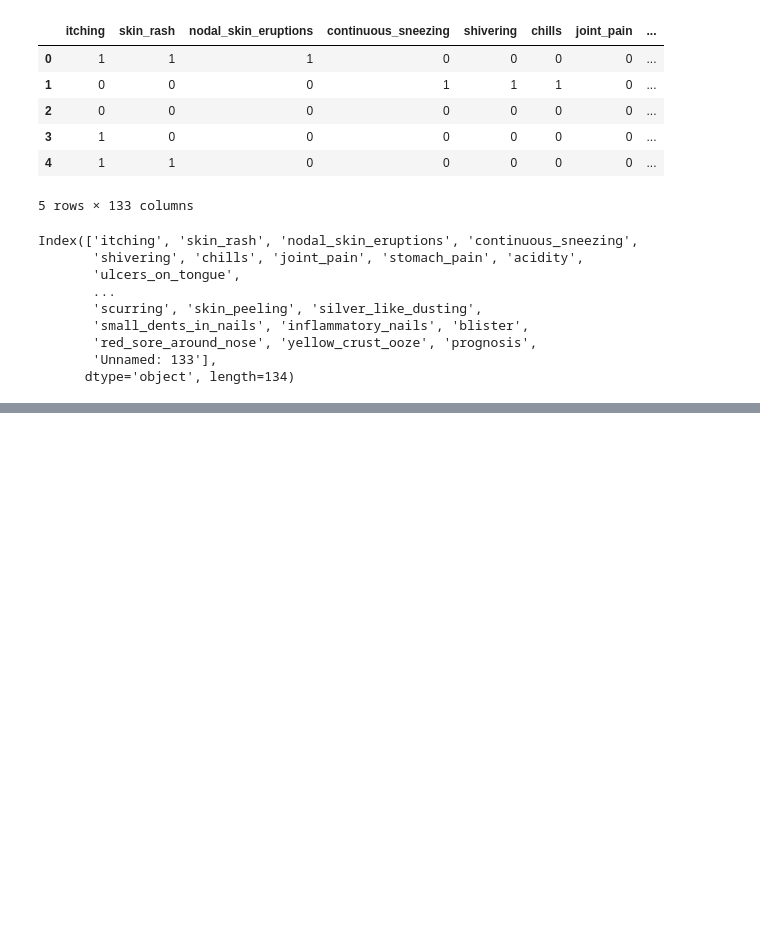
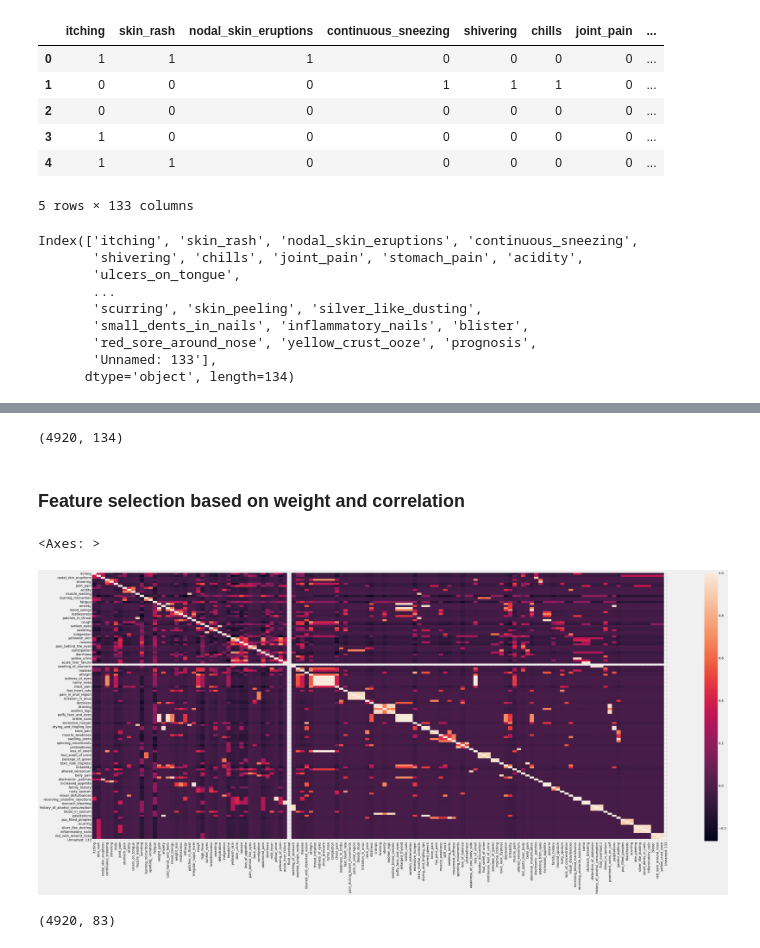
Before and after one commit to OSCA-Ado-Ekiti/Hacktoberfest-2023-Ekiti-DSN, a Jupyter notebook: Projects/Project_2/disease_diagnosis.ipynb, the cells around one changed output, grey strips where cells are left out. Saved outputs shown, nothing was run; the diff lists cells and outputs as text; code cells hidden in the pictures; blank space fills up the shorter version.

Commit message:
feature selection using feature importance

```diff
--- a/Projects/Project_2/disease_diagnosis.ipynb
+++ b/Projects/Project_2/disease_diagnosis.ipynb
@@ -6,0 +9,27 @@ import seaborn as sns
+# %%
+# importing the needed library
+import shap
+import math
+import pandas as pd
+import numpy as np
+import seaborn as sns
+import plotly.express as px
+import matplotlib.pyplot as plt
+
+from sklearn.preprocessing import OrdinalEncoder, LabelEncoder
+from sklearn.preprocessing import StandardScaler, MinMaxScaler, Normalizer
+from sklearn.model_selection import RandomizedSearchCV, GridSearchCV
+from sklearn.metrics import accuracy_score, precision_score, recall_score, f1_score, confusion_matrix
+
+from catboost import CatBoostClassifier, CatBoostRegressor
+from lightgbm import LGBMClassifier, LGBMRegressor
+from xgboost import XGBClassifier, XGBRegressor
+from sklearn.linear_model import LogisticRegression, LinearRegression
+
+import optuna
+from sklearn.model_selection import train_test_split, KFold, cross_val_score
+from joblib import dump
+import warnings
+warnings.filterwarnings('ignore')
+plt.style.use('fivethirtyeight')
+%matplotlib inline
@@ -41,0 +110,12 @@ Index(['itching', 'skin_rash', 'nodal_skin_eruptions', 'continuous_sneezing',
+# %%
+train_data.shape
+# %% [output]
+(4920, 134)
+# %% [markdown]
+### Feature selection based on weight and correlation
+# %%
+plt.figure(figsize = (50, 20))
+sns.heatmap(train_data.corr())
+# %% [output]
+<Axes: >
+[figure, added]
@@ -41,0 +139,4 @@ Index(['itching', 'skin_rash', 'nodal_skin_eruptions', 'continuous_sneezing',
+# %%
+tdata.shape
+# %% [output]
+(4920, 83)
```
Also changed, not shown: parts of 18 cells of this notebook.
